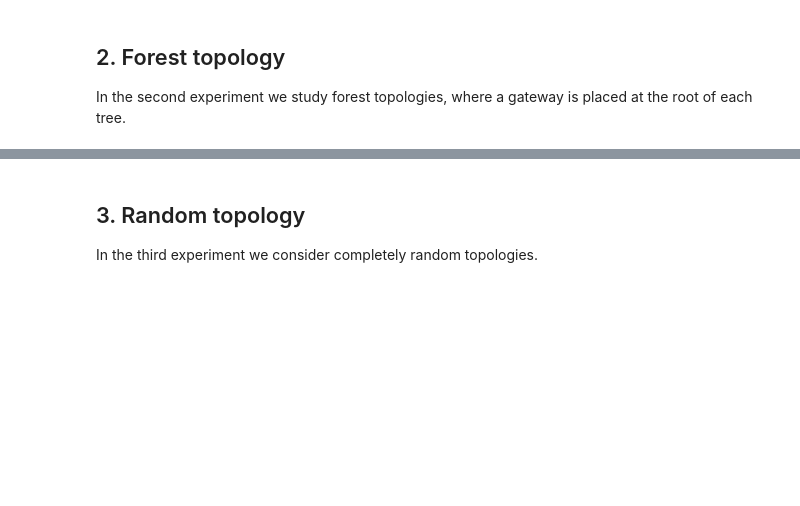
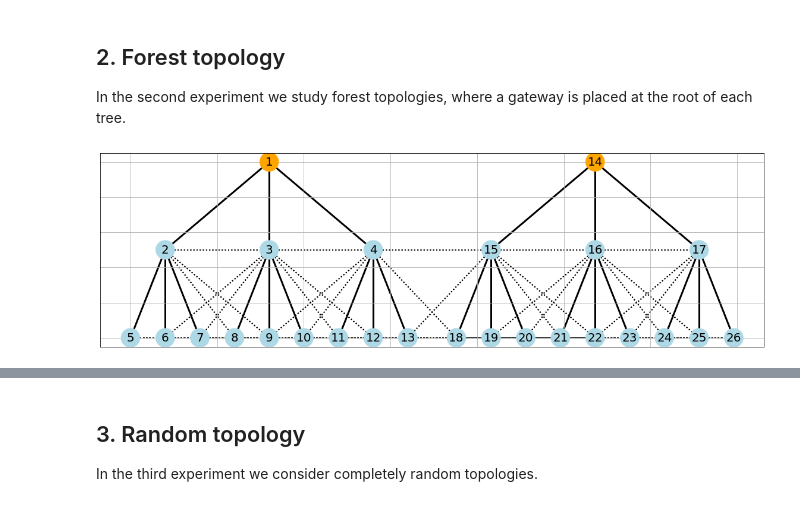
Before and after one commit to ipu69-papers/2019-dccn-sensors, a Jupyter notebook: experiment.ipynb, the cells around one changed output, grey strips where cells are left out. Saved outputs shown, nothing was run; the diff lists cells and outputs as text; code cells hidden in the pictures; blank space fills up the shorter version.

```diff
--- a/experiment.ipynb
+++ b/experiment.ipynb
@@ -180,8 +208,12 @@ In the second experiment we study forest topologies, where a gateway is placed a
 # %%
 from senere.topology import build_forest_topology
 
-forest_example = build_forest_topology(num_trees=2, arity=3, depth=3, dx=10, dy=50, roe=0.01, dt=14)
+sample_forest_3 = build_forest_topology(num_trees=2, arity=3, depth=2, dx=10, dy=50, roe=0.01, dt=14)
 
-_, ax = plt.subplots(figsize=(20, 6))
+fig, ax = plt.subplots(figsize=(20, 6))
 ax.grid()
-forest_example.draw(ax=ax, draw_neigh_edges=True)
+sample_forest_3.draw(ax=ax, neigh_edges=True, node_size=1000, node_font_size=20,
+                     neigh_line_style=':', neigh_line_width=2, conn_line_width=3, gw_color='orange')
+fig.savefig('images/ternary_forest.eps')
+# %% [output]
+[figure, added]
```
Also changed, not shown: parts of 25 cells of this notebook, 18 other files.
